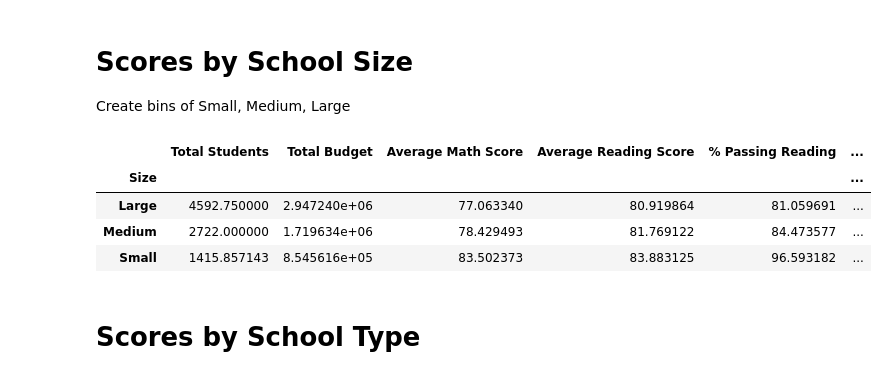
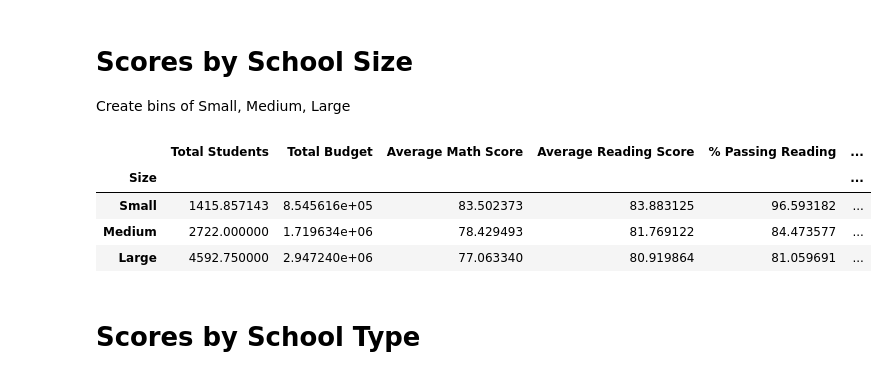
Before and after one commit to avlam/UCB-HW4, a Jupyter notebook: academy/Academy_AVL.ipynb, the cells around one changed output. Cells and saved outputs as stored; diff of their text form; code cells hidden in the pictures.

```diff
--- a/academy/Academy_AVL.ipynb
+++ b/academy/Academy_AVL.ipynb
@@ -203,15 +194,15 @@ Create bins of Small, Medium, Large
 # %%
 bins = 3
 group_names = ['Small', 'Medium', 'Large']
 school_summary['Size'] = pd.cut(school_summary['Total Students'],bins,labels = group_names)
 ss_by_size = school_summary.groupby('Size')
-ss_by_size.mean().sort_values(by = 'Total Students', ascending = False).head().drop('School ID',axis = 1)
+ss_by_size.mean().sort_values(by = 'Total Students', ascending = True).head().drop('School ID',axis = 1)
 # %% [output]
 |  | Total Students | Total Budget | Average Math Score | Average Reading Score | % Passing Reading | ... |
 | Size |  |  |  |  |  | ... |
+| Small | 1415.857143 | 8.545616e+05 | 83.502373 | 83.883125 | 96.593182 | ... |
+| Medium | 2722.000000 | 1.719634e+06 | 78.429493 | 81.769122 | 84.473577 | ... |
 | Large | 4592.750000 | 2.947240e+06 | 77.063340 | 80.919864 | 81.059691 | ... |
-| Medium | 2722.000000 | 1.719634e+06 | 78.429493 | 81.769122 | 84.473577 | ... |
-| Small | 1415.857143 | 8.545616e+05 | 83.502373 | 83.883125 | 96.593182 | ... |
 # %% [markdown]
 # Scores by School Type
 # %%
```
Also changed, not shown: parts of 4 cells of this notebook, 1 other file.
